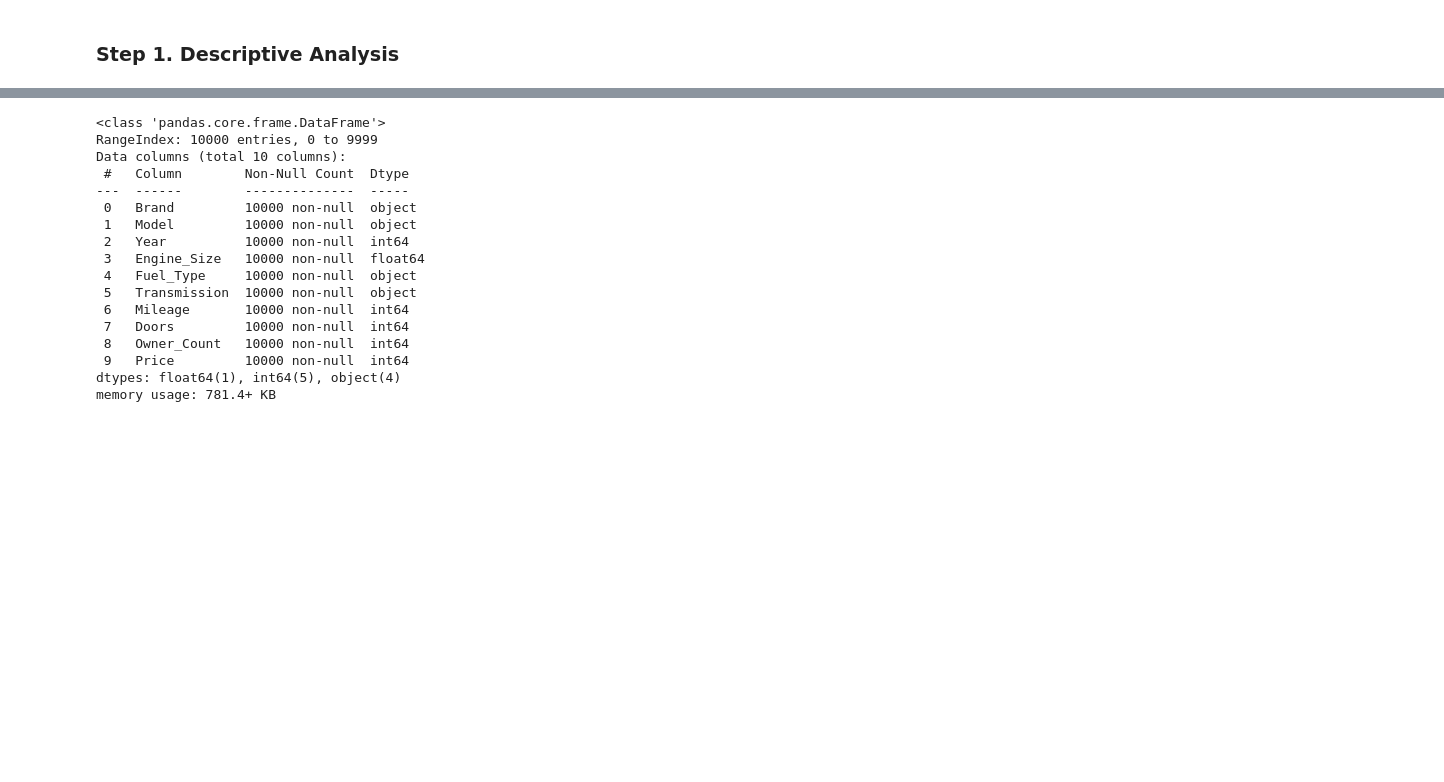
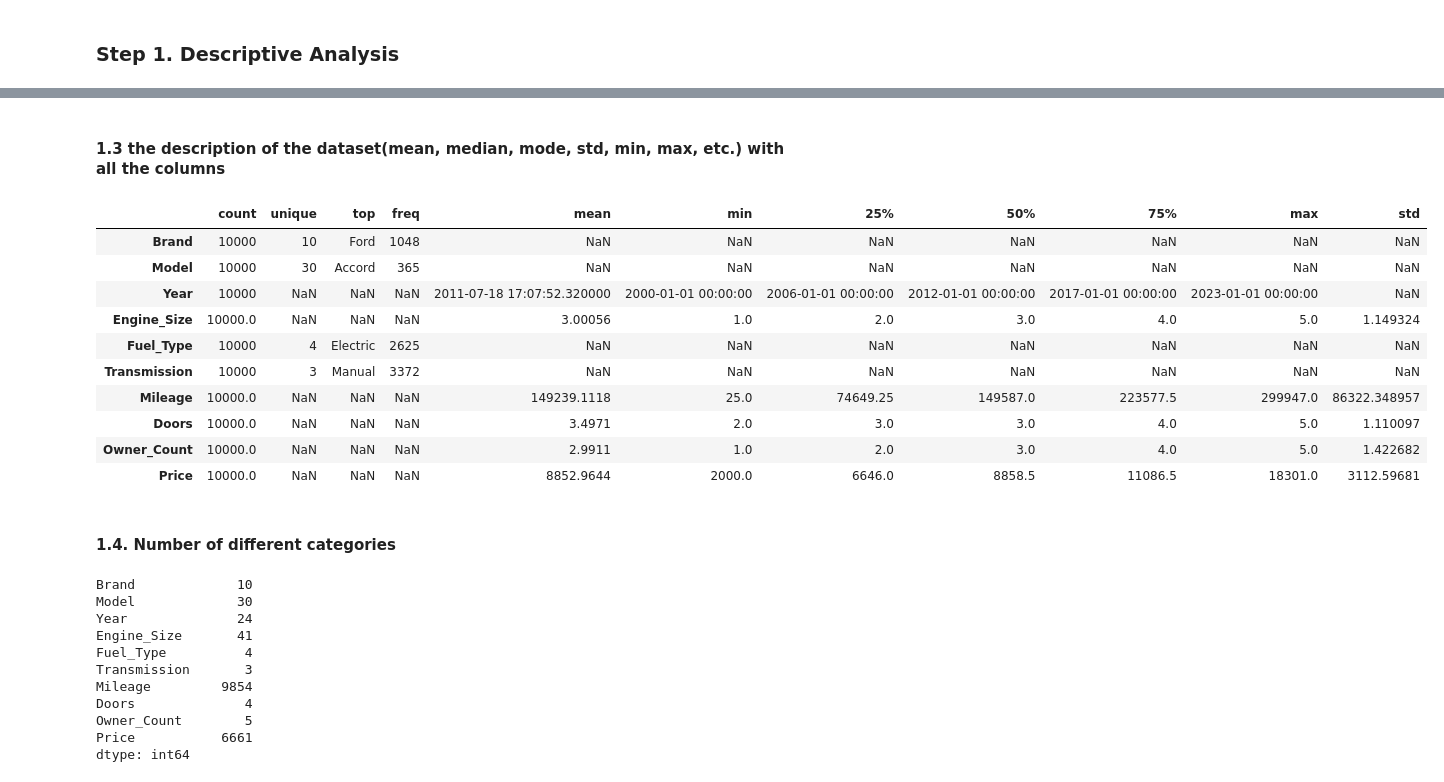
Before and after one commit to ElianDochev/TBS-Homework-2, a Jupyter notebook: car_price_dataset.ipynb, the cells around one changed output, grey strips where cells are left out. Cells and saved outputs as stored; diff of their text form; code cells hidden in the pictures; blank space fills up the shorter version.

```diff
--- a/car_price_dataset.ipynb
+++ b/car_price_dataset.ipynb
@@ -21,20 +64,32 @@ df.head()
+# %% [markdown]
+#### 1.3 the description of the dataset(mean, median, mode, std, min, max, etc.) with all the columns
+# %%
+df.describe(include='all').T
+# %% [output]
+|  | count | unique | top | freq | mean | min | 25% | 50% | 75% | max | std |
+| Brand | 10000 | 10 | Ford | 1048 | NaN | NaN | NaN | NaN | NaN | NaN | NaN |
+| Model | 10000 | 30 | Accord | 365 | NaN | NaN | NaN | NaN | NaN | NaN | NaN |
+| Year | 10000 | NaN | NaN | NaN | 2011-07-18 17:07:52.320000 | 2000-01-01 00:00:00 | 2006-01-01 00:00:00 | 2012-01-01 00:00:00 | 2017-01-01 00:00:00 | 2023-01-01 00:00:00 | NaN |
+| Engine_Size | 10000.0 | NaN | NaN | NaN | 3.00056 | 1.0 | 2.0 | 3.0 | 4.0 | 5.0 | 1.149324 |
+| Fuel_Type | 10000 | 4 | Electric | 2625 | NaN | NaN | NaN | NaN | NaN | NaN | NaN |
+| Transmission | 10000 | 3 | Manual | 3372 | NaN | NaN | NaN | NaN | NaN | NaN | NaN |
+| Mileage | 10000.0 | NaN | NaN | NaN | 149239.1118 | 25.0 | 74649.25 | 149587.0 | 223577.5 | 299947.0 | 86322.348957 |
+| Doors | 10000.0 | NaN | NaN | NaN | 3.4971 | 2.0 | 3.0 | 3.0 | 4.0 | 5.0 | 1.110097 |
+| Owner_Count | 10000.0 | NaN | NaN | NaN | 2.9911 | 1.0 | 2.0 | 3.0 | 4.0 | 5.0 | 1.422682 |
+| Price | 10000.0 | NaN | NaN | NaN | 8852.9644 | 2000.0 | 6646.0 | 8858.5 | 11086.5 | 18301.0 | 3112.59681 |
+# %% [markdown]
+#### 1.4. Number of different categories
 # %%
-df.info()
+df.nunique()
 # %% [output]
-<class 'pandas.core.frame.DataFrame'>
-RangeIndex: 10000 entries, 0 to 9999
-Data columns (total 10 columns):
- #   Column        Non-Null Count  Dtype
----  ------        --------------  -----
- 0   Brand         10000 non-null  object
- 1   Model         10000 non-null  object
- 2   Year          10000 non-null  int64
- 3   Engine_Size   10000 non-null  float64
- 4   Fuel_Type     10000 non-null  object
- 5   Transmission  10000 non-null  object
- 6   Mileage       10000 non-null  int64
- 7   Doors         10000 non-null  int64
- 8   Owner_Count   10000 non-null  int64
- 9   Price         10000 non-null  int64
-dtypes: float64(1), int64(5), object(4)
-memory usage: 781.4+ KB
+Brand             10
+Model             30
+Year              24
+Engine_Size       41
+Fuel_Type          4
+Transmission       3
+Mileage         9854
+Doors              4
+Owner_Count        5
+Price           6661
+dtype: int64
```
Also changed, not shown: parts of 20 cells of this notebook.
